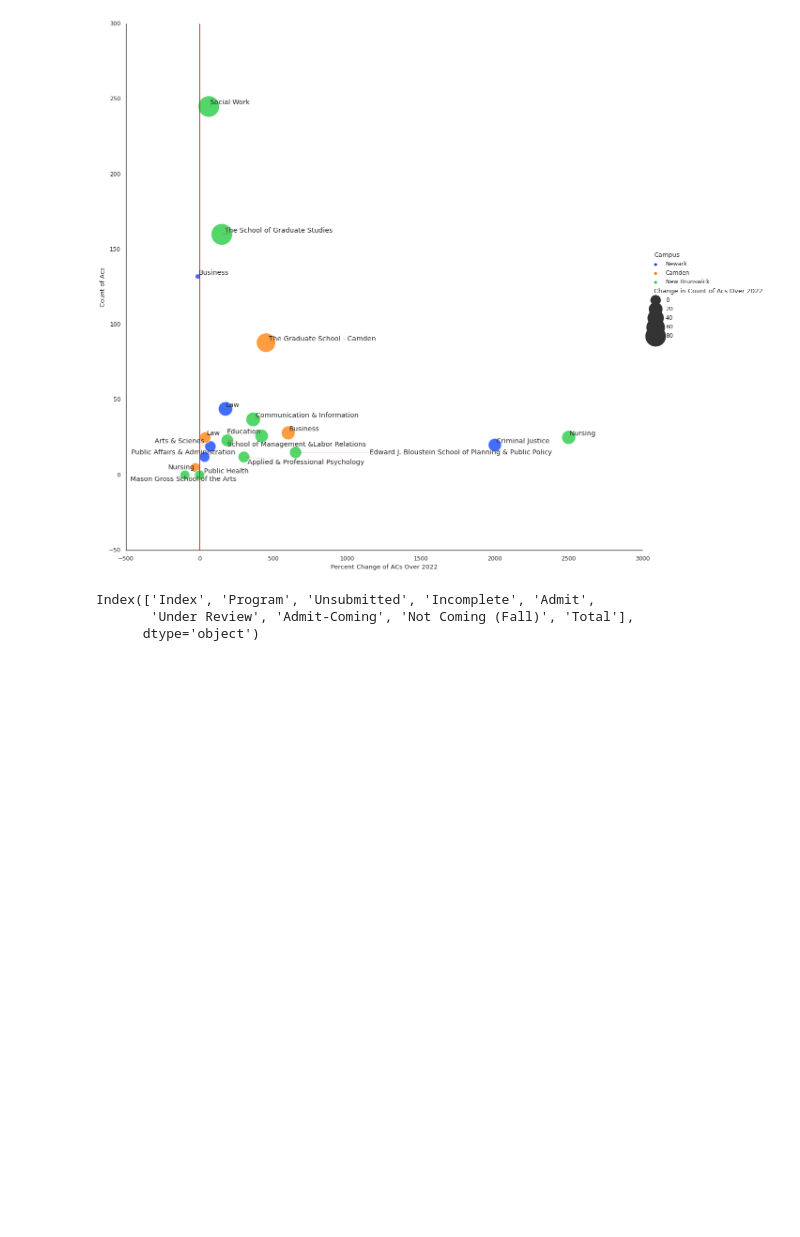
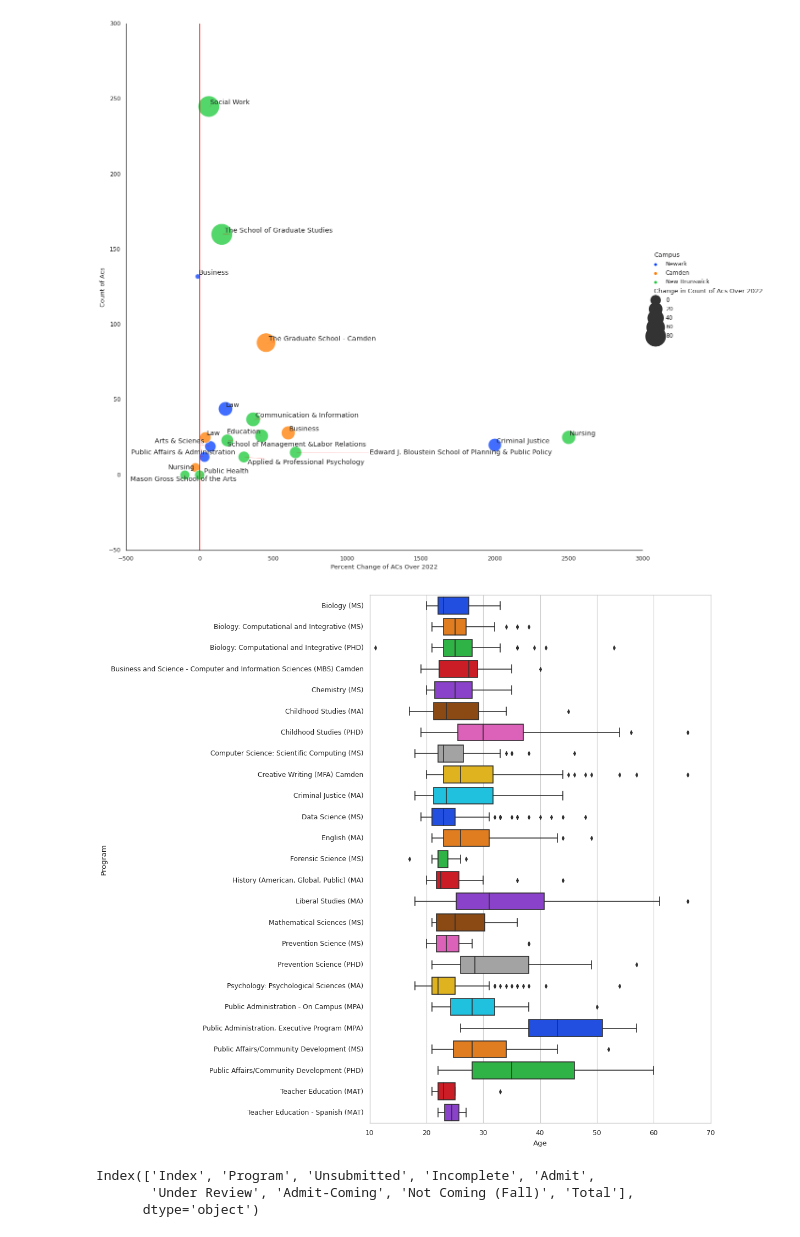
Before and after one commit to theaok/vis-sp23-ewattudo, a Jupyter notebook: PS4.ipynb, the cells around one changed output. Cells and saved outputs as stored; diff of their text form; code cells hidden in the pictures; blank space fills up the shorter version.

Commit message:
New vis: age by program boxplot

```diff
--- a/PS4.ipynb
+++ b/PS4.ipynb
@@ -126,3 +128,5 @@ yoy=pd.read_csv('yoy')
+# %%
+fall=pd.read_csv('fallapps')
 # %% [markdown]
 ## Dashboard
 # %%
@@ -253,6 +256,17 @@ for i in range(len(campcomps))]
 adjust_text(texts,arrowprops=dict(arrowstyle='-', color='red', alpha=.5,lw=.5));
 # %% [output]
 [figure]
+# %%
+fig, ax = plt.subplots(figsize=(10, 15))
+
+import seaborn as sns
+sns.set_theme(style="whitegrid")
+
+my_order = fall.groupby(by=["Program"])["Age"].median('Age').iloc[::1].index
+
+sns.boxplot(x='Age', y='Program', palette="bright", data=fall, order=my_order);
+# %% [output]
+[figure, added]
 # %%
 programs.columns
 # %% [output]
```
Also changed, not shown: parts of 9 cells of this notebook.
